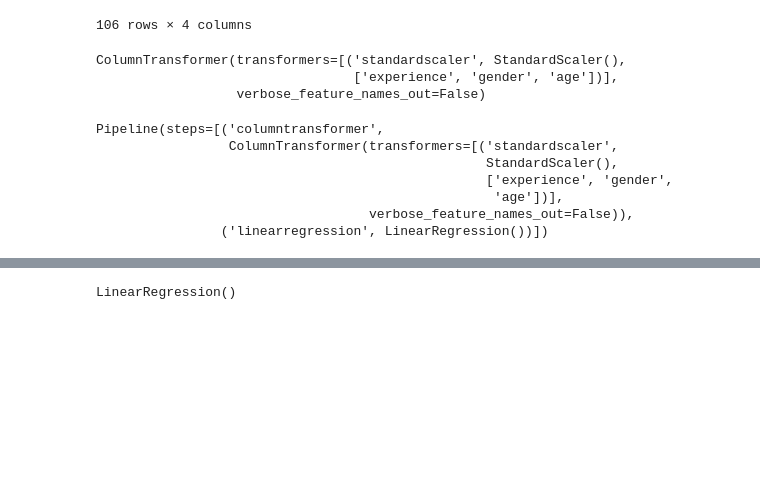
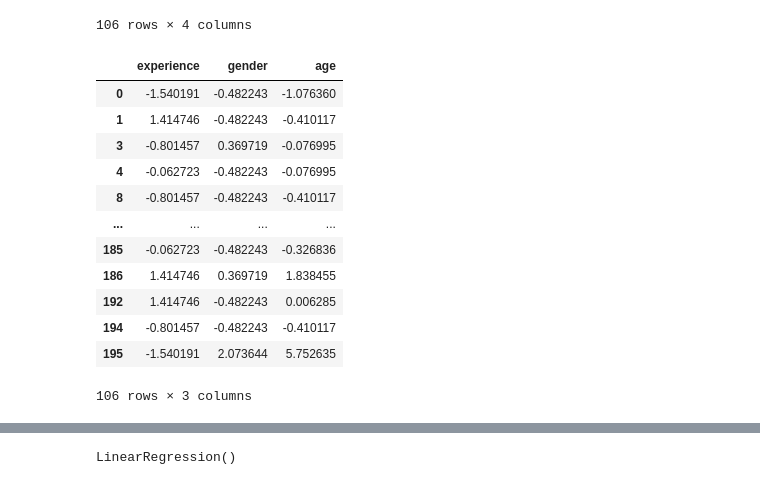
Before and after one commit to mayubi7/dsci-100-project, a Jupyter notebook: dsci_100_fin_project.ipynb, the cells around one changed output, grey strips where cells are left out. Saved outputs shown, nothing was run; the diff lists cells and outputs as text; code cells hidden in the pictures; blank space fills up the shorter version.

Commit message:
updated lm steps

```diff
--- a/dsci_100_fin_project.ipynb
+++ b/dsci_100_fin_project.ipynb
@@ -100,27 +100,28 @@ players_filtered
 # %%
 play_preprocessor = make_column_transformer(
     (StandardScaler(), ["experience", "gender", "age"]),
-    remainder='drop',
     verbose_feature_names_out=False,
 )
 play_preprocessor
+
+players_scaled = play_preprocessor.fit_transform(players_filtered)
+players_scaled
 # %% [output]
+|  | experience | gender | age |
+| 0 | -1.540191 | -0.482243 | -1.076360 |
+| 1 | 1.414746 | -0.482243 | -0.410117 |
+| 3 | -0.801457 | 0.369719 | -0.076995 |
+| 4 | -0.062723 | -0.482243 | -0.076995 |
+| 8 | -0.801457 | -0.482243 | -0.410117 |
+| ... | ... | ... | ... |
+| 185 | -0.062723 | -0.482243 | -0.326836 |
+| 186 | 1.414746 | 0.369719 | 1.838455 |
+| 192 | 1.414746 | -0.482243 | 0.006285 |
+| 194 | -0.801457 | -0.482243 | -0.410117 |
+| 195 | -1.540191 | 2.073644 | 5.752635 |
-ColumnTransformer(transformers=[('standardscaler', StandardScaler(),
-                                 ['experience', 'gender', 'age'])],
-                  verbose_feature_names_out=False)
+106 rows × 3 columns
 # %%
 lm = LinearRegression()
-# %%
-play_pipeline = make_pipeline(play_preprocessor, lm)
-play_pipeline
-# %% [output]
-Pipeline(steps=[('columntransformer',
-                 ColumnTransformer(transformers=[('standardscaler',
-                                                  StandardScaler(),
-                                                  ['experience', 'gender',
-                                                   'age'])],
-                                   verbose_feature_names_out=False)),
-                ('linearregression', LinearRegression())])
 # %%
 columns_to_plot = ("experience", "age", "gender", "played_hours")
 
```
Also changed, not shown: parts of 4 cells of this notebook.
